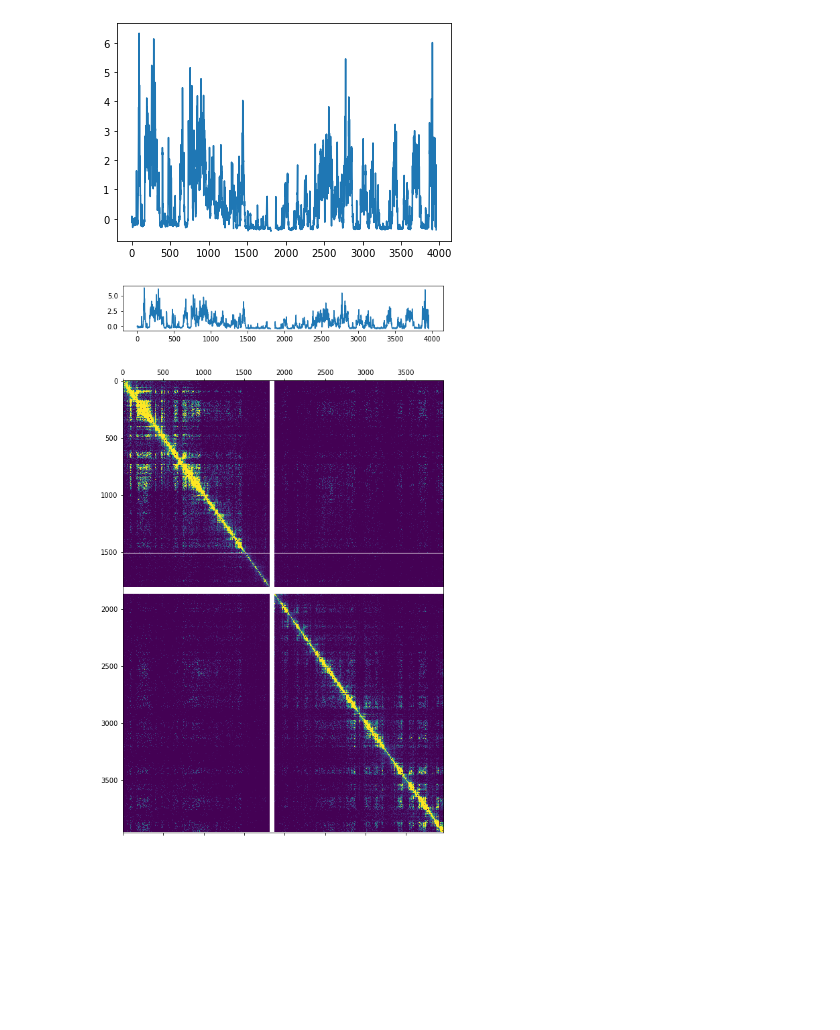
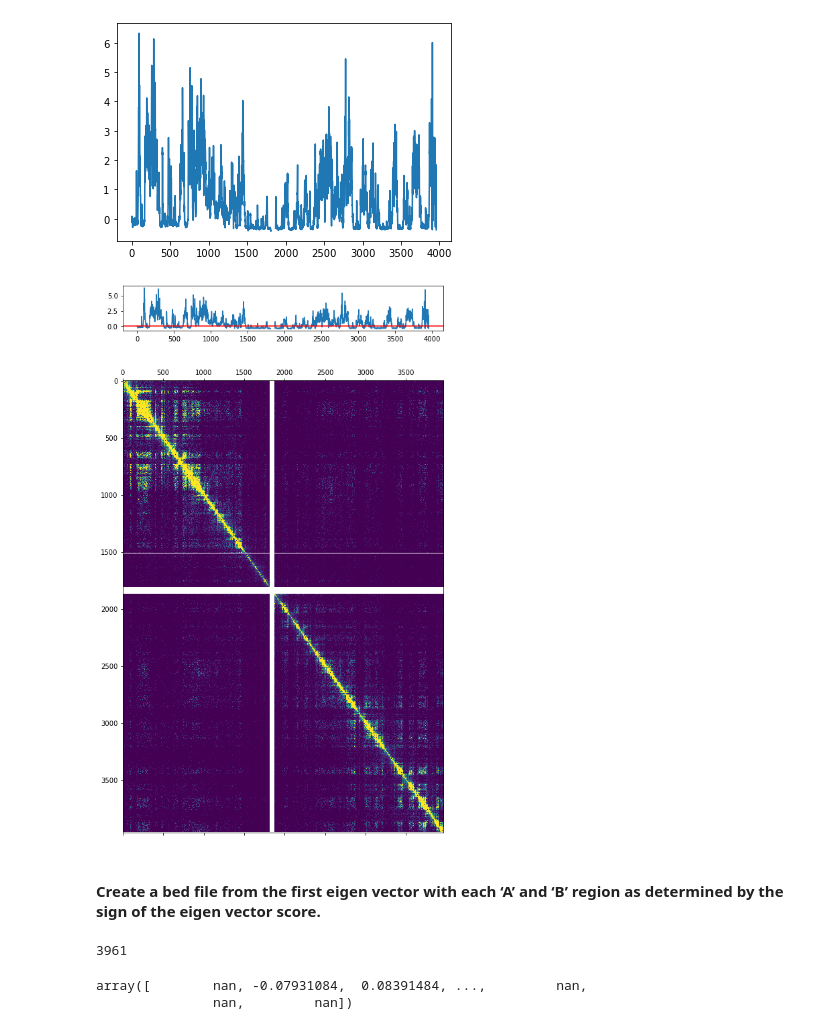
Before and after one commit to rgenner/qbb2021-answers, a Jupyter notebook: week6/HW6.ipynb, the cells around one changed output. Saved outputs shown, nothing was run; the diff lists cells and outputs as text; code cells hidden in the pictures; blank space fills up the shorter version.

```diff
--- a/week6/HW6.ipynb
+++ b/week6/HW6.ipynb
@@ -62,12 +71,26 @@ plt.show()
 # %%
 import matplotlib.gridspec as grd
 
 plt.figure(figsize = (15, 15))
+
 gs = grd.GridSpec(2, 2, height_ratios=[1,10], width_ratios=[6,1], wspace=1)
 ax = plt.subplot(gs[2])
 ax = ax.matshow(mat, aspect="auto", vmax=10)
 ax2 = plt.subplot(gs[0])
 ax2.plot(np.arange(cis_eigs[1].shape[1]), cis_eigs[1][0,:])
+plt.axhline(y=0, color='r')
 plt.show()
 # %% [output]
-[figure, old version]
+[figure, new version]
+# %% [markdown]
+#### Create a bed file from the first eigen vector with each ‘A’ and ‘B’ region as determined by the sign of the eigen vector score.
+# %%
+vector = cis_eigs[1][0] #just take vector, not value
+vector.size #number of vals in array; each entry in eigenvector corresponds to a 50kb region in GC.txt file
+# %% [output]
+3961
+# %%
+vector
+# %% [output]
+array([        nan, -0.07931084,  0.08391484, ...,         nan,
+               nan,         nan])
```
Also changed, not shown: parts of 25 cells of this notebook.
